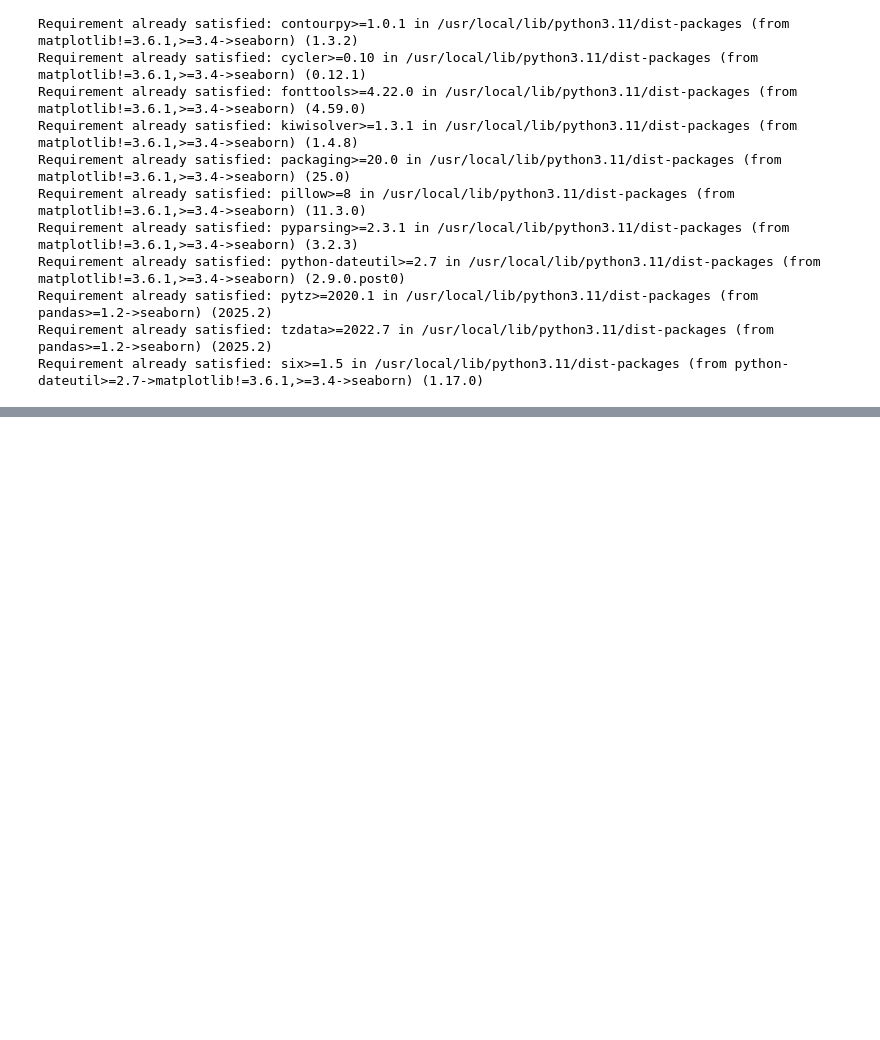
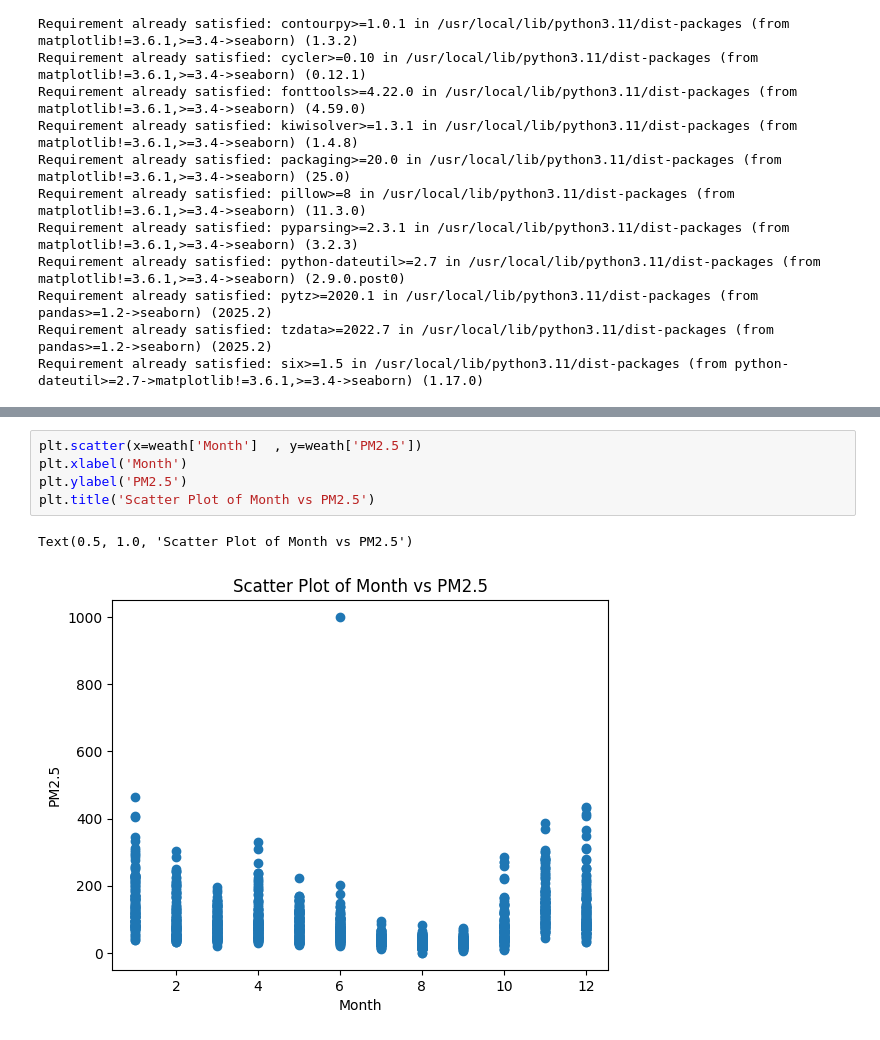
Before and after one commit to yashraj24007/Data-Visualization, a Jupyter notebook: nocleaning.ipynb, the cells around one changed output, grey strips where cells are left out. Drawn from its saved outputs; the diff is of its cells as text; blank space fills up the shorter version.

```diff
--- a/nocleaning.ipynb
+++ b/nocleaning.ipynb
@@ -62,0 +69,8 @@ import
+# %%
+plt.scatter(x=weath['Month']  , y=weath['PM2.5'])
+plt.xlabel('Month')
+plt.ylabel('PM2.5')
+plt.title('Scatter Plot of Month vs PM2.5')
+# %% [output]
+Text(0.5, 1.0, 'Scatter Plot of Month vs PM2.5')
+[figure, added]
```
Also changed, not shown: parts of 5 cells of this notebook.
